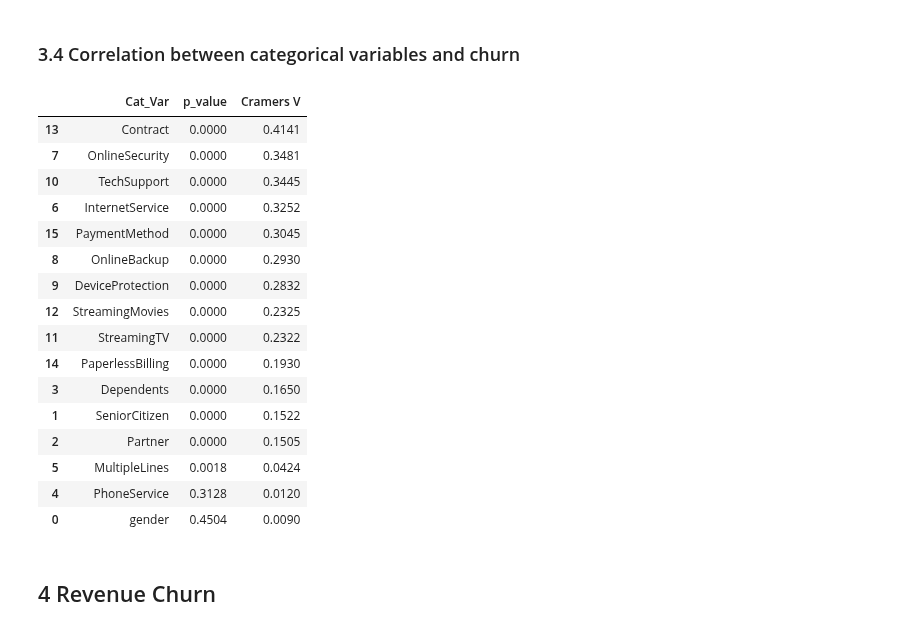
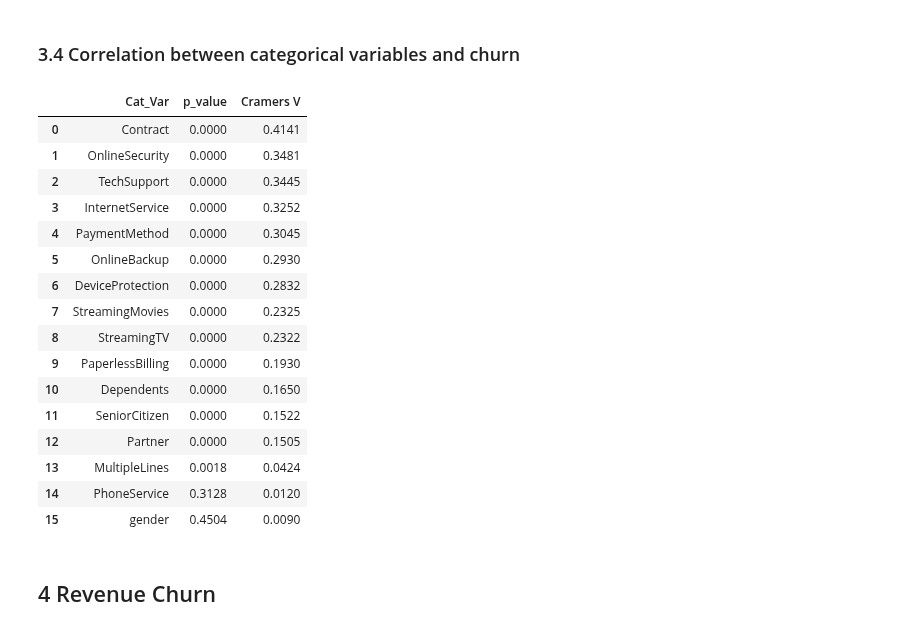
Before and after one commit to emsif84/churn_prediction, a Jupyter notebook: exploratory_data_analysis.ipynb, the cells around one changed output. Cells and saved outputs as stored; diff of their text form; code cells hidden in the pictures.

```diff
--- a/exploratory_data_analysis.ipynb
+++ b/exploratory_data_analysis.ipynb
@@ -288,50 +288,50 @@ for var in data.columns:
 #Correlation between categorical variables and churn using Cramers V
 from scipy.stats import chi2_contingency
 # pd.set_option('display.float_format', '{:.4f}'.format)
 
 
 results = []
 
 for col in data.columns[:-1]:
     if data[col].dtype == 'object':
 
         #Chi2
         chi2_conting = pd.crosstab(data['Churn'],data[col])
         chi2,p,dof,expected = chi2_contingency(chi2_conting)
         # print(f'{col}')
         # print(f'p_value: {p}')
 
         # Cramers V
         n = chi2_conting.sum(axis=1).sum()
         r, k = chi2_conting.shape
         m = min(r-1, k-1)
         v = np.sqrt(chi2 / (n * m))
         # print(f'Cramers V: {v} \n')
 
         #Append to list result
         results.append({'Cat_Var':col,'p_value':p,'Cramers V':v})
 
 #Create DataFrame
-corr_cat_df = pd.DataFrame(results).sort_values(by='Cramers V',ascending=False)
+corr_cat_df = pd.DataFrame(results).sort_values(by='Cramers V',ascending=False).reset_index(drop=True)
 corr_cat_df
 # %% [output]
 |  | Cat_Var | p_value | Cramers V |
-| 13 | Contract | 0.0000 | 0.4141 |
-| 7 | OnlineSecurity | 0.0000 | 0.3481 |
-| 10 | TechSupport | 0.0000 | 0.3445 |
-| 6 | InternetService | 0.0000 | 0.3252 |
-| 15 | PaymentMethod | 0.0000 | 0.3045 |
-| 8 | OnlineBackup | 0.0000 | 0.2930 |
-| 9 | DeviceProtection | 0.0000 | 0.2832 |
-| 12 | StreamingMovies | 0.0000 | 0.2325 |
-| 11 | StreamingTV | 0.0000 | 0.2322 |
-| 14 | PaperlessBilling | 0.0000 | 0.1930 |
-| 3 | Dependents | 0.0000 | 0.1650 |
-| 1 | SeniorCitizen | 0.0000 | 0.1522 |
-| 2 | Partner | 0.0000 | 0.1505 |
-| 5 | MultipleLines | 0.0018 | 0.0424 |
-| 4 | PhoneService | 0.3128 | 0.0120 |
-| 0 | gender | 0.4504 | 0.0090 |
+| 0 | Contract | 0.0000 | 0.4141 |
+| 1 | OnlineSecurity | 0.0000 | 0.3481 |
+| 2 | TechSupport | 0.0000 | 0.3445 |
+| 3 | InternetService | 0.0000 | 0.3252 |
+| 4 | PaymentMethod | 0.0000 | 0.3045 |
+| 5 | OnlineBackup | 0.0000 | 0.2930 |
+| 6 | DeviceProtection | 0.0000 | 0.2832 |
+| 7 | StreamingMovies | 0.0000 | 0.2325 |
+| 8 | StreamingTV | 0.0000 | 0.2322 |
+| 9 | PaperlessBilling | 0.0000 | 0.1930 |
+| 10 | Dependents | 0.0000 | 0.1650 |
+| 11 | SeniorCitizen | 0.0000 | 0.1522 |
+| 12 | Partner | 0.0000 | 0.1505 |
+| 13 | MultipleLines | 0.0018 | 0.0424 |
+| 14 | PhoneService | 0.3128 | 0.0120 |
+| 15 | gender | 0.4504 | 0.0090 |
 # %% [markdown]
 ## 4 Revenue Churn
 # %%
```
